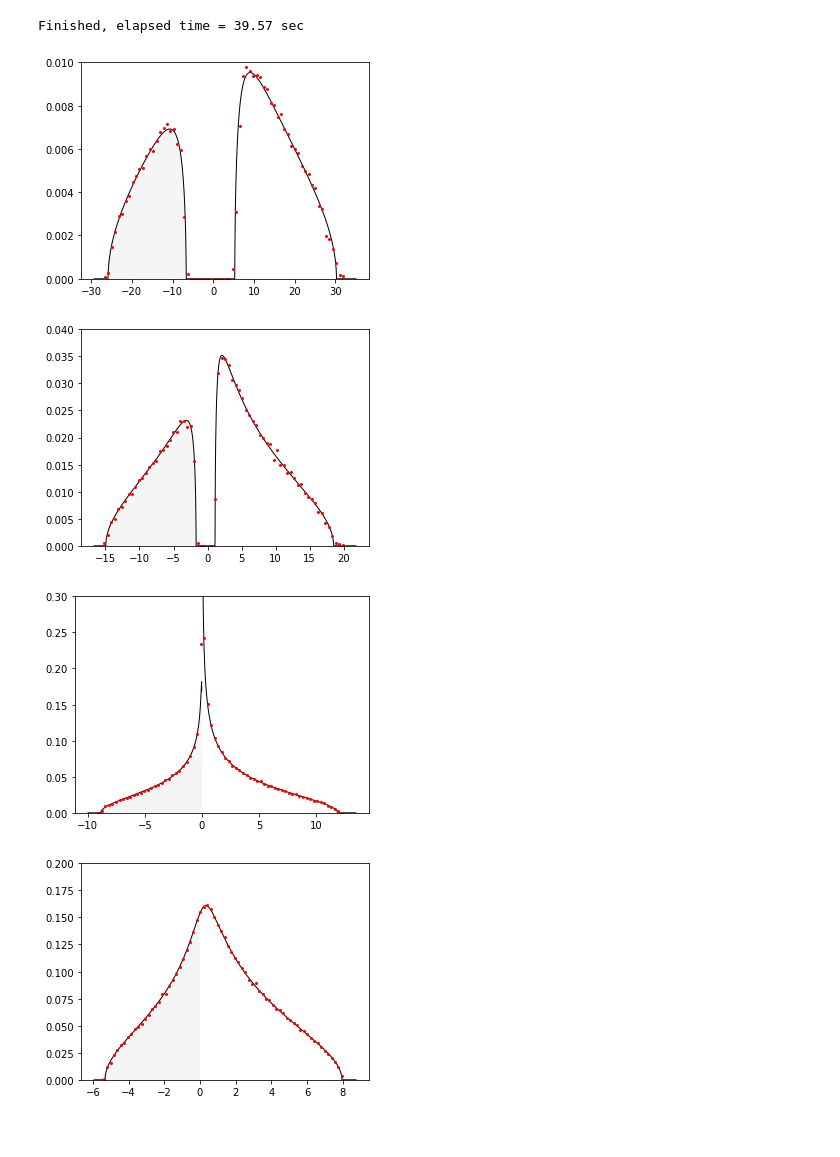
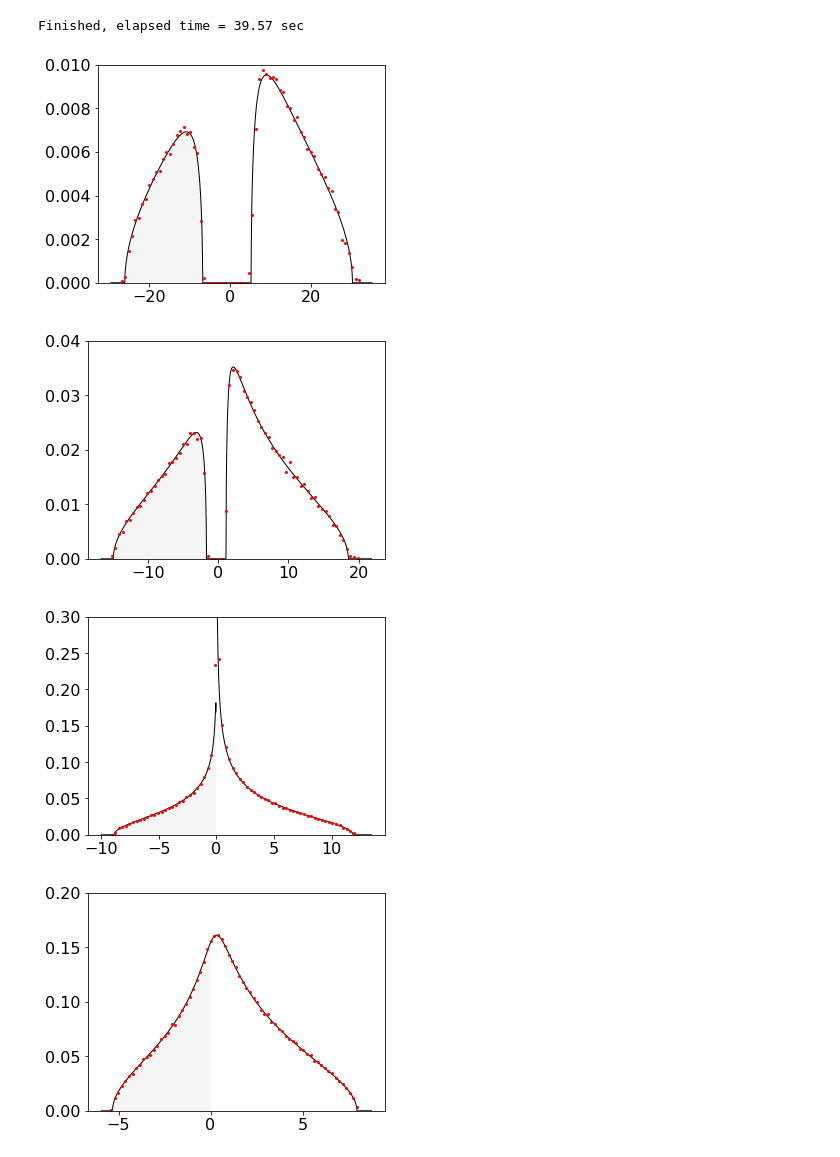
Before and after one commit to hassan-shap/RMT, a Jupyter notebook: NegSpec_Na1_Na2_draft.ipynb, the cells around one changed output. Drawn from its saved outputs; the diff is of its cells as text; code cells hidden in the pictures.

```diff
--- a/NegSpec_Na1_Na2_draft.ipynb
+++ b/NegSpec_Na1_Na2_draft.ipynb
@@ -246,7 +246,7 @@ for i_n in range(len(Lc_sw)):
     Lb = int(Lab*(1-R12))
     Na = r**La
     Nb = r**Lb
-    plt.figure(figsize=(4.8,3.6))
+    plt.figure(figsize=(5.2,3.9))
 
     num_bins = 70
 
@@ -268,6 +268,7 @@ for i_n in range(len(Lc_sw)):
     else:
         xplot= np.linspace(bins_center.min()-0.1,1.1*bins_center.max(),2000)/fx #+1j*1e-12
     yplot=np.abs(Gz(xplot,a,b))
+
     if i_n==2:
         ind=851
         plt.plot(xplot[0:ind-1]*fx,fy*yplot[0:ind-1],color='k',linewidth=1)#,color='C%d' % (i_n))#,label=r'$N_{B}$=%d' % (Lc) )
@@ -294,35 +295,35 @@ for i_n in range(len(Lc_sw)):
         ymax=0.2
         plt.ylim(0,ymax)
     elif i_n==4:
         ymax=0.2
         plt.ylim(0,ymax)
     elif i_n==5:
         ymax=0.3
         plt.ylim(0,ymax)
     elif i_n==6:
         ymax=0.4
         plt.ylim(0,ymax)
     elif i_n==7:
         ymax=0.5
         plt.ylim(0,ymax)
     elif i_n==8:
         ymax=0.7
         plt.ylim(0,ymax)
     else :
         ymax=1
         plt.ylim(0,ymax)
 #     plt.legend()
 #     plt.title(r'$N_{B}$=%d' % (Lc))
     fsize=14
 #     plt.ylabel(r'$P_\Gamma(L_A \xi)$',fontsize = fsize)
 #     plt.xlabel(r"$L_A \xi$",fontsize = fsize)
     # plt.xlim(-0.12,0.12)
-    plt.rcParams.update({'font.size': fsize})
+    plt.rcParams.update({'font.size': fsize+2})
     plt.tight_layout()
     plt.savefig('figs/NS_LA_%d_%d_LB_%d_.pdf' % (La,Lb,Lc))
     plt.show()
 # %% [output]
-[figure, old version]
+[figure, new version]
-[figure, old version]
+[figure, new version]
-[figure, old version]
+[figure, new version]
-[figure, old version]
+[figure, new version]
```
Also changed, not shown: parts of 1 cell of this notebook, 10 other files.
